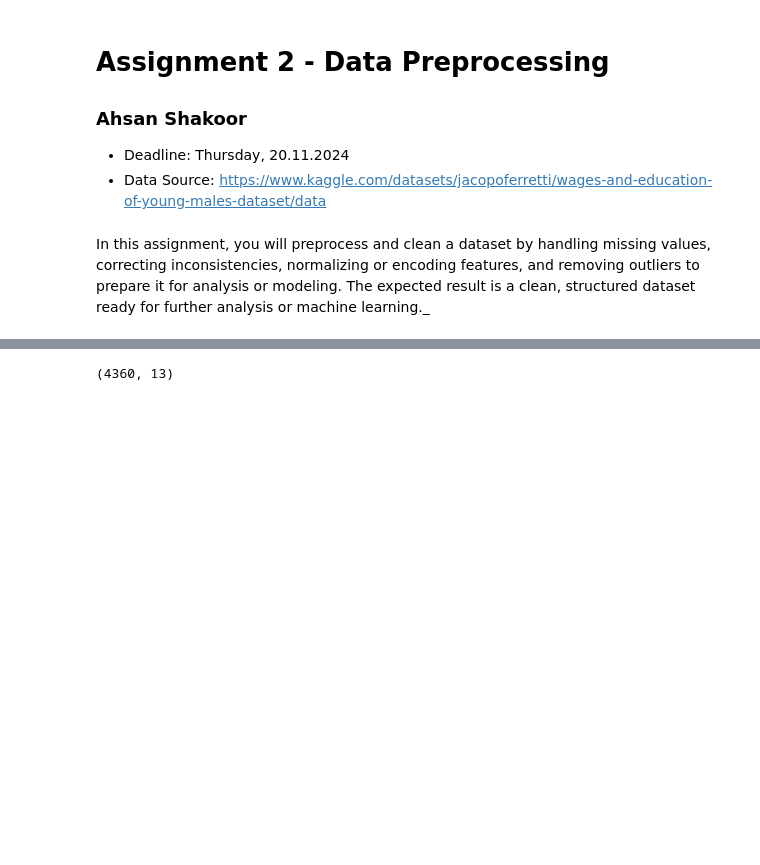
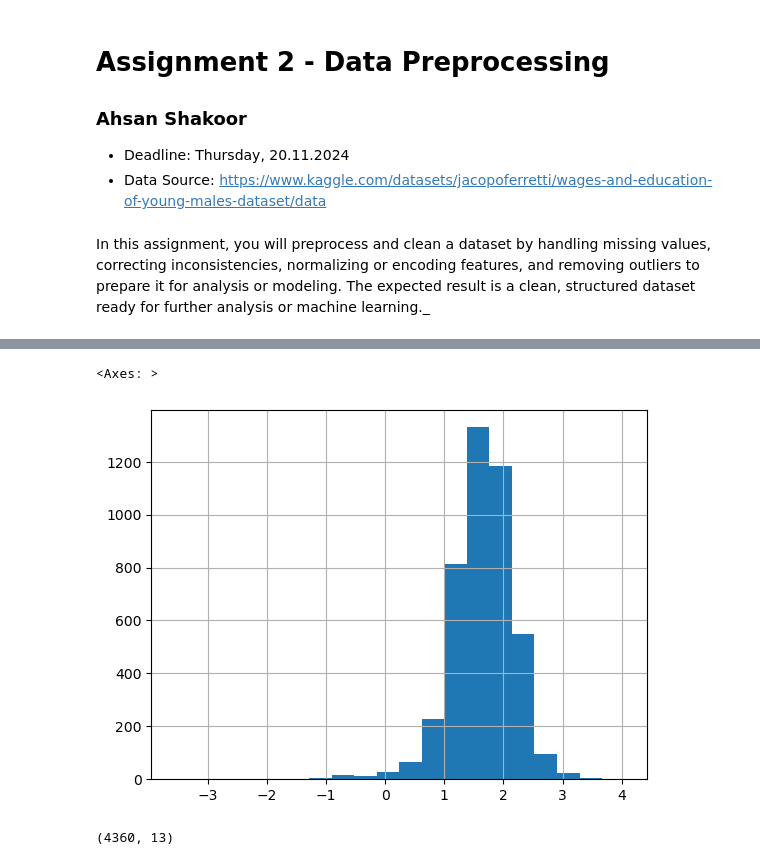
Before and after one commit to taqihaider7/NSU_ML, a Jupyter notebook: Submisison/Ahsan/assignment2.ipynb, the cells around one changed output, grey strips where cells are left out. Cells and saved outputs as stored; diff of their text form; code cells hidden in the pictures; blank space fills up the shorter version.

```diff
--- a/Submisison/Ahsan/assignment2.ipynb
+++ b/Submisison/Ahsan/assignment2.ipynb
@@ -39,3 +27,8 @@ df.sample(5)
+# %%
+df['wage'].hist(bins=20)
+# %% [output]
+<Axes: >
+[figure, added]
 # %%
 df.shape
 # %% [output]
```
Also changed, not shown: parts of 5 cells of this notebook.
